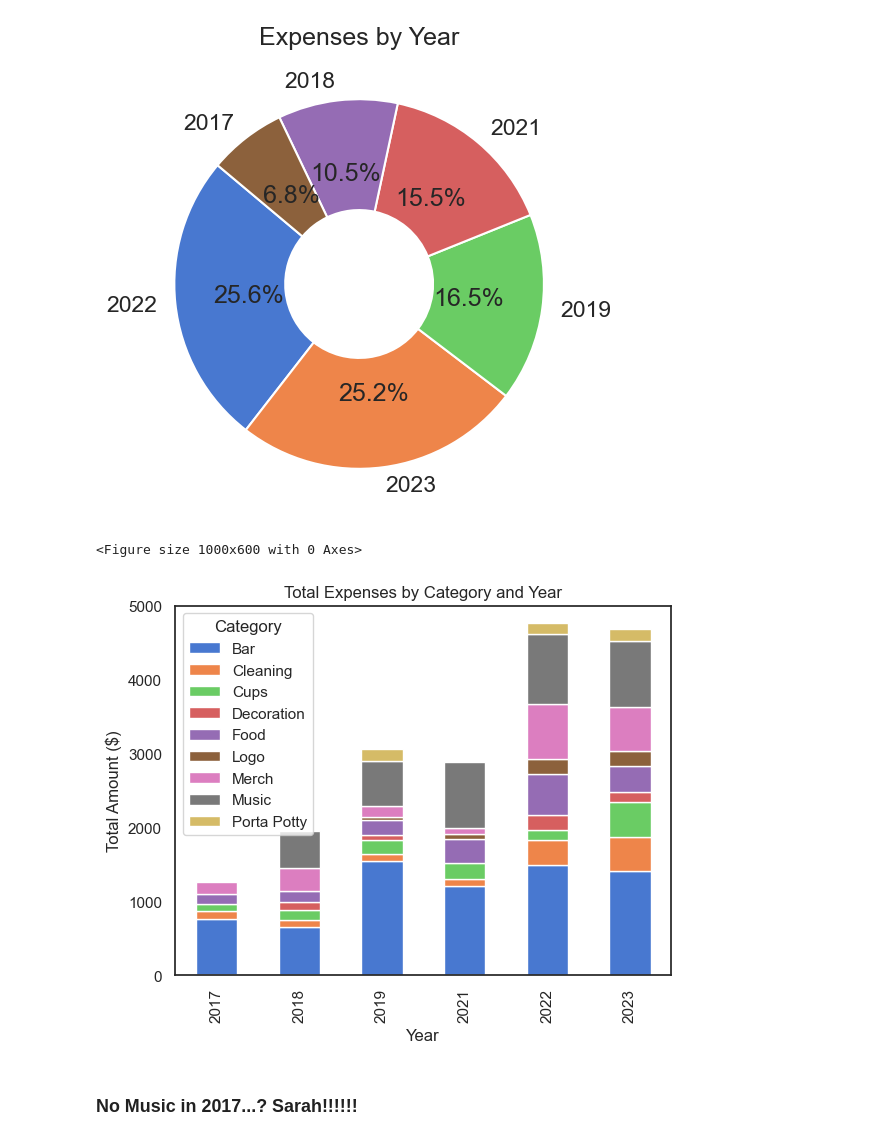
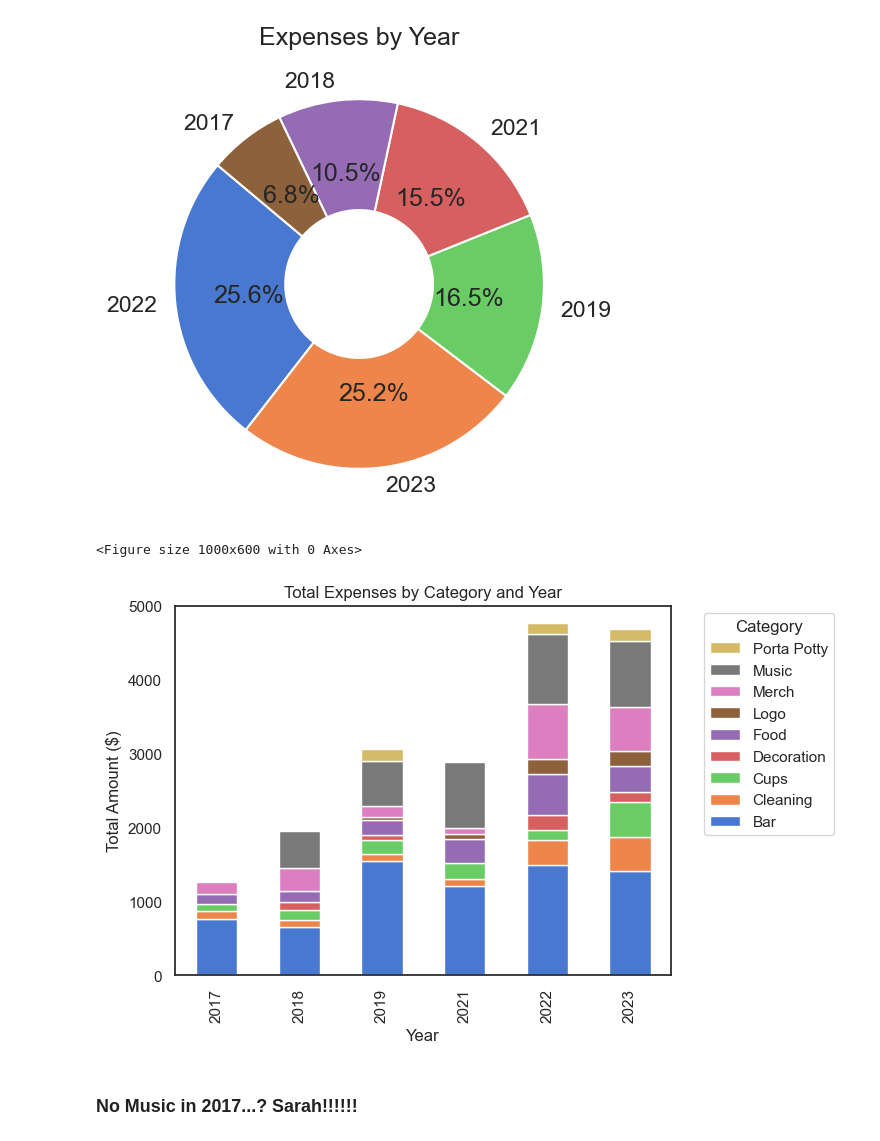
Before and after one commit to johbry17/Harvest-Party, a Jupyter notebook: exploratory_data_analysis.ipynb, the cells around one changed output. Saved outputs shown, nothing was run; the diff lists cells and outputs as text; code cells hidden in the pictures.

Commit message:
v0.0 more EDA plots

```diff
--- a/exploratory_data_analysis.ipynb
+++ b/exploratory_data_analysis.ipynb
@@ -263,7 +265,7 @@ att_df.describe()
 ## Plots!
 # %%
 # plot expenses and donations by year as a line chart
-sns.set(style="white", font="Arial", context="talk")
+sns.set_theme(style="white", font="Arial", context="talk")
 plt.figure(figsize=(10, 6))
 sns.lineplot(
     x="Year", y="Amount", data=df, estimator="sum", errorbar=None, marker="o", color="b"
@@ -307,7 +309,7 @@ df_sum_melt = df_sum.melt("Year", var_name="Type", value_name="Amount")
 print(f"After: {df_sum_melt}")
 
 # plot grouped barchart
-sns.set(style="white", font="Arial")
+sns.set_theme(style="white", font="Arial")
 plt.figure(figsize=(10, 6))
 ax = sns.barplot(x="Year", y="Amount", hue="Type", data=df_sum_melt, palette="muted")
 
@@ -348,7 +350,7 @@ df_sum = df.groupby("Year")["Amount"].sum().reset_index()
 df_sum = df_sum.sort_values("Amount", ascending=False)
 
 # plot and format donut chart
-sns.set(style="white", font="Arial", context="talk")
+sns.set_theme(style="white", font="Arial", context="talk")
 plt.figure(figsize=(10, 6))
 plt.pie(
     df_sum.Amount,
@@ -365,22 +367,22 @@ plt.show()
 # %%
 # plot a grouped bar chart of expenses by category, per year
 df_cat = df.groupby(["Year", "Category"])["Amount"].sum().reset_index()
 df_cat = df_cat.pivot(index="Year", columns="Category", values="Amount").reset_index()
 df_cat = df_cat.fillna(0)
 
 # plot the chart
-sns.set(style="white", font="Arial")
+sns.set_theme(style="white", font="Arial")
 plt.figure(figsize=(10, 6))
 ax = df_cat.plot(x="Year", kind="bar", stacked=True, color=sns.color_palette("muted"))
 
 # format plot
 plt.title("Total Expenses by Category and Year")
 plt.xlabel("Year")
 plt.ylabel("Total Amount ($)")
-plt.legend(title="Category")
+plt.legend(title="Category", bbox_to_anchor=(1.05, 1), loc='upper left', reverse = True)
 plt.show()
 # %% [output]
 <Figure size 1000x600 with 0 Axes>
-[figure, old version]
+[figure, new version]
 # %% [markdown]
 ### No Music in 2017...? Sarah!!!!!!
```
Also changed, not shown: parts of 14 cells of this notebook.
